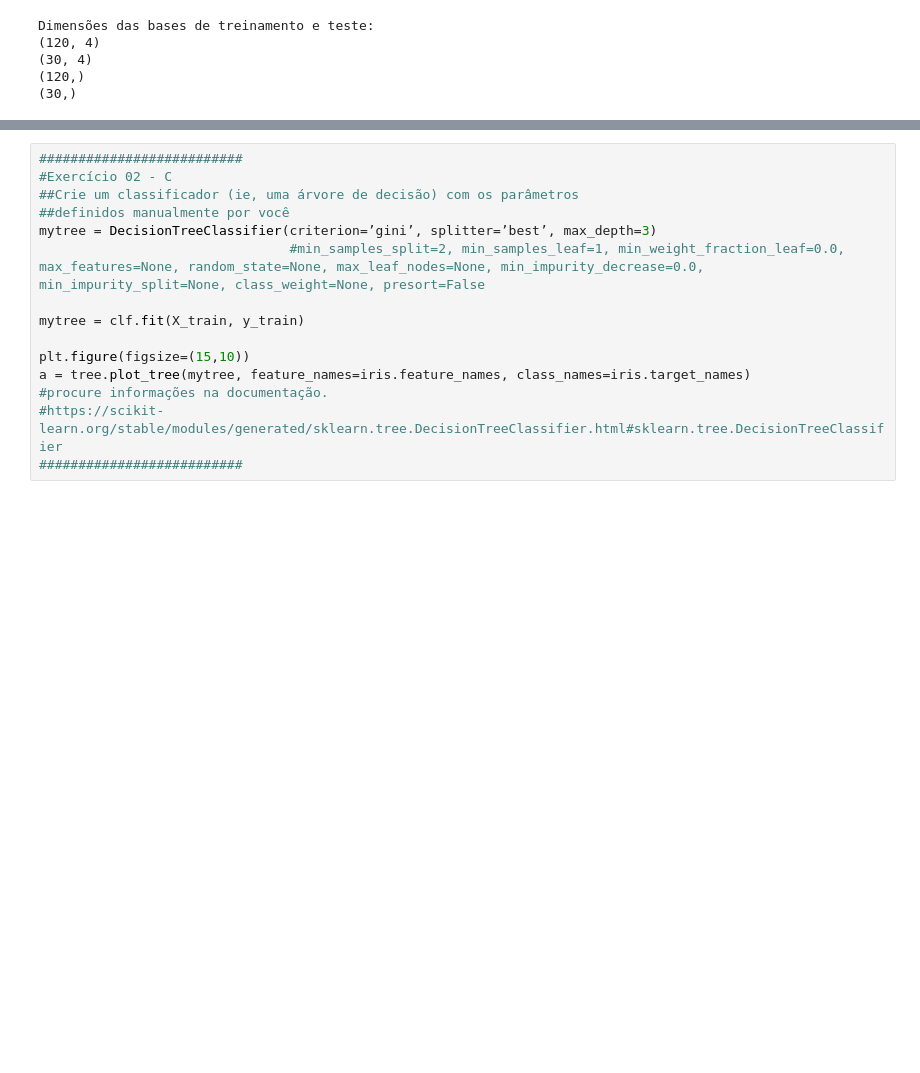
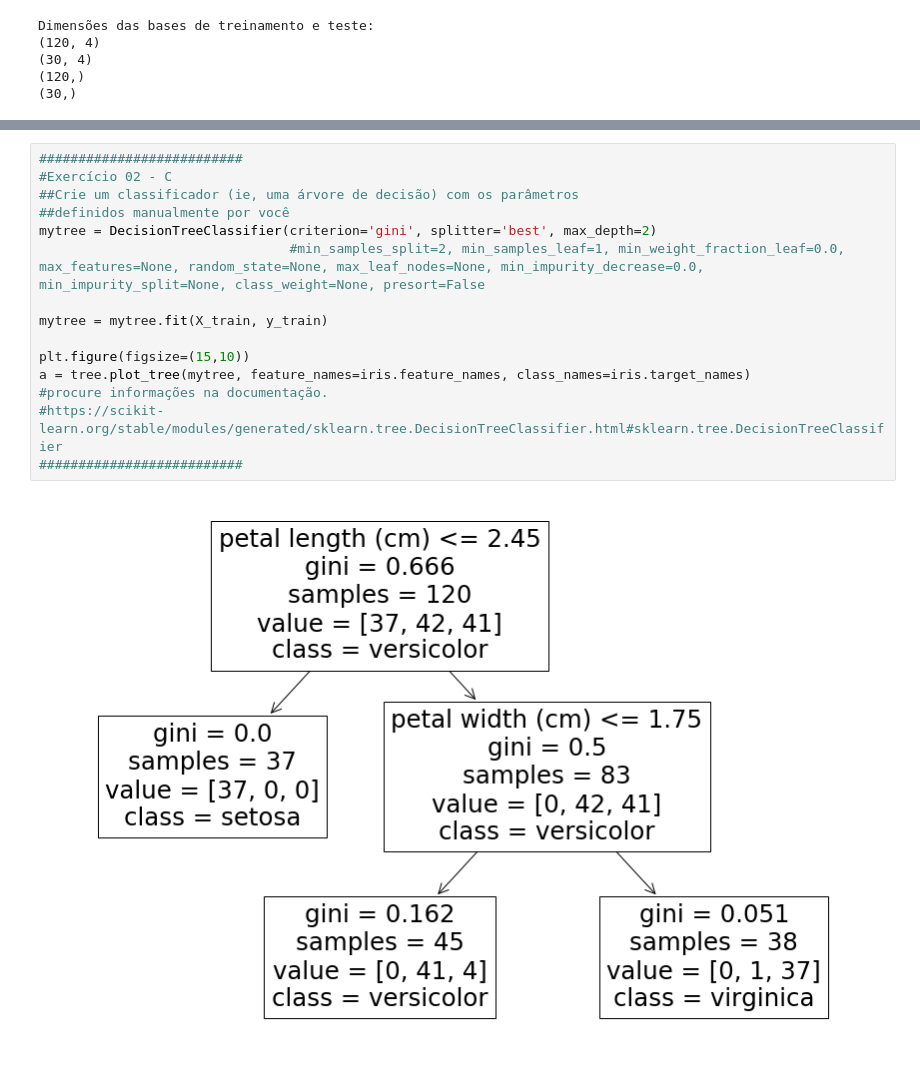
Before and after one commit to cordeirolibel/RPI, a Jupyter notebook: T01/decisionTree-inicial.ipynb, the cells around one changed output, grey strips where cells are left out. Saved outputs shown, nothing was run; the diff lists cells and outputs as text; blank space fills up the shorter version.

```diff
--- a/T01/decisionTree-inicial.ipynb
+++ b/T01/decisionTree-inicial.ipynb
@@ -122,15 +118,17 @@ a = tree.plot_tree(clf, feature_names=iris.feature_names, class_names=iris.targe
 # %%
 ##########################
 #Exercício 02 - C
 ##Crie um classificador (ie, uma árvore de decisão) com os parâmetros
 ##definidos manualmente por você
-mytree = DecisionTreeClassifier(criterion=’gini’, splitter=’best’, max_depth=3)
+mytree = DecisionTreeClassifier(criterion='gini', splitter='best', max_depth=2)
                                 #min_samples_split=2, min_samples_leaf=1, min_weight_fraction_leaf=0.0, max_features=None, random_state=None, max_leaf_nodes=None, min_impurity_decrease=0.0, min_impurity_split=None, class_weight=None, presort=False
 
-mytree = clf.fit(X_train, y_train)
+mytree = mytree.fit(X_train, y_train)
 
 plt.figure(figsize=(15,10))
 a = tree.plot_tree(mytree, feature_names=iris.feature_names, class_names=iris.target_names)
 #procure informações na documentação.
 #https://scikit-learn.org/stable/modules/generated/sklearn.tree.DecisionTreeClassifier.html#sklearn.tree.DecisionTreeClassifier
 ##########################
+# %% [output]
+[figure, added]
```
Also changed, not shown: parts of 13 cells of this notebook.
